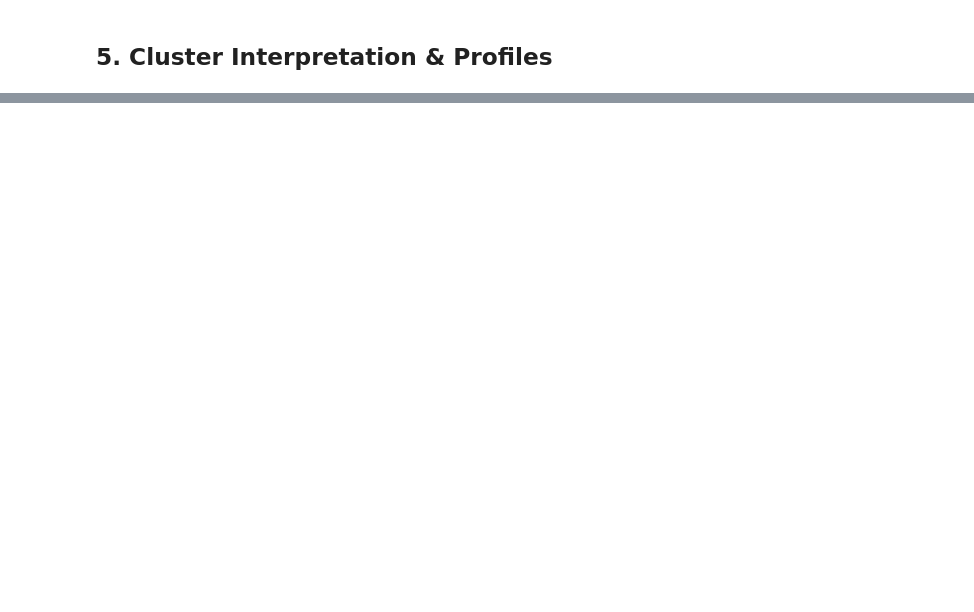
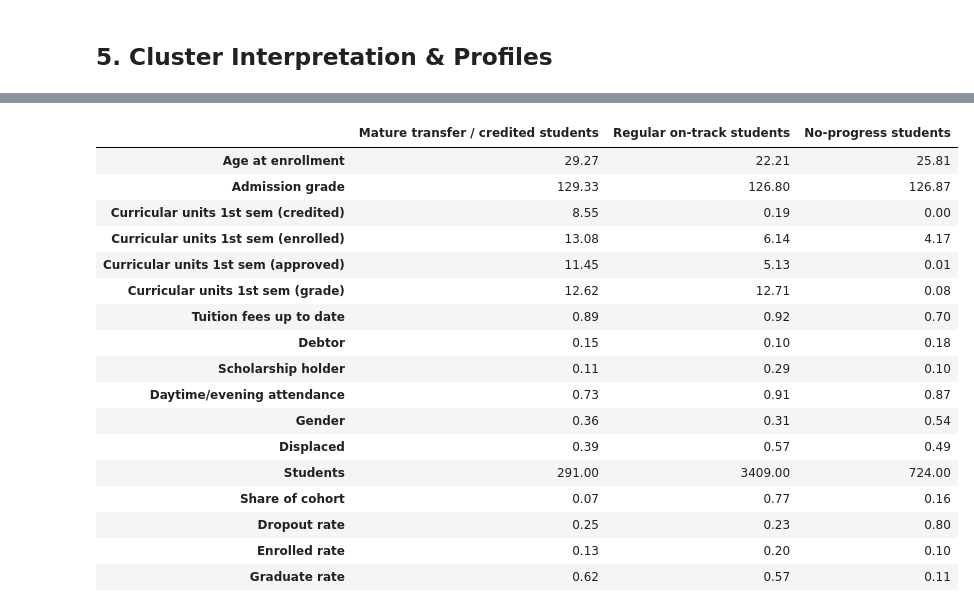
Before and after one commit to Aldanahth/SW485-Project-Group4, a Jupyter notebook: Unsupervised_Learning/Phase2_Unsupervised_Learning.ipynb, the cells around one changed output, grey strips where cells are left out. Saved outputs shown, nothing was run; the diff lists cells and outputs as text; code cells hidden in the pictures; blank space fills up the shorter version.

```diff
--- a/Unsupervised_Learning/Phase2_Unsupervised_Learning.ipynb
+++ b/Unsupervised_Learning/Phase2_Unsupervised_Learning.ipynb
@@ -323,0 +383,48 @@ pd.DataFrame({"agglomerative_cluster": lab, "kmeans_cluster": labels["K-Means"]}
+# %%
+# ============================================================
+# 5.1 K-Means cluster profiles (original units)
+# ============================================================
+profile_cols = ["Age at enrollment", "Admission grade",
+                "Curricular units 1st sem (credited)", "Curricular units 1st sem (enrolled)",
+                "Curricular units 1st sem (approved)", "Curricular units 1st sem (grade)",
+                "Tuition fees up to date", "Debtor", "Scholarship holder",
+                "Daytime/evening attendance", "Gender", "Displaced"]
+
+km_labels = kmeans_final.labels_
+km_means = raw[profile_cols].groupby(km_labels).mean()
+km_means["Students"] = np.bincount(km_labels)
+km_means["Share of cohort"] = km_means["Students"] / len(km_labels)
+km_means = km_means.join(
+    pd.crosstab(km_labels, y_true, normalize="index")[["Dropout", "Enrolled", "Graduate"]].add_suffix(" rate"))
+
+# Name each cluster from its characteristics, so the names do not depend on the cluster numbering
+approved_col = "Curricular units 1st sem (approved)"
+credited_col = "Curricular units 1st sem (credited)"
+no_progress_id = km_means[approved_col].idxmin()
+mature_id = km_means[credited_col].idxmax()
+regular_id = [c for c in km_means.index if c not in (no_progress_id, mature_id)][0]
+assert len({no_progress_id, mature_id, regular_id}) == 3, "the three profiles must be different clusters"
+cluster_names = {int(regular_id): "Regular on-track students",
+                 int(mature_id): "Mature transfer / credited students",
+                 int(no_progress_id): "No-progress students"}
+
+display(km_means.rename(index=cluster_names).round(2).T)
+# %% [output]
+|  | Mature transfer / credited students | Regular on-track students | No-progress students |
+| Age at enrollment | 29.27 | 22.21 | 25.81 |
+| Admission grade | 129.33 | 126.80 | 126.87 |
+| Curricular units 1st sem (credited) | 8.55 | 0.19 | 0.00 |
+| Curricular units 1st sem (enrolled) | 13.08 | 6.14 | 4.17 |
+| Curricular units 1st sem (approved) | 11.45 | 5.13 | 0.01 |
+| Curricular units 1st sem (grade) | 12.62 | 12.71 | 0.08 |
+| Tuition fees up to date | 0.89 | 0.92 | 0.70 |
+| Debtor | 0.15 | 0.10 | 0.18 |
+| Scholarship holder | 0.11 | 0.29 | 0.10 |
+| Daytime/evening attendance | 0.73 | 0.91 | 0.87 |
+| Gender | 0.36 | 0.31 | 0.54 |
+| Displaced | 0.39 | 0.57 | 0.49 |
+| Students | 291.00 | 3409.00 | 724.00 |
+| Share of cohort | 0.07 | 0.77 | 0.16 |
+| Dropout rate | 0.25 | 0.23 | 0.80 |
+| Enrolled rate | 0.13 | 0.20 | 0.10 |
+| Graduate rate | 0.62 | 0.57 | 0.11 |
```
Also changed, not shown: parts of 32 cells of this notebook, 5 other files.
